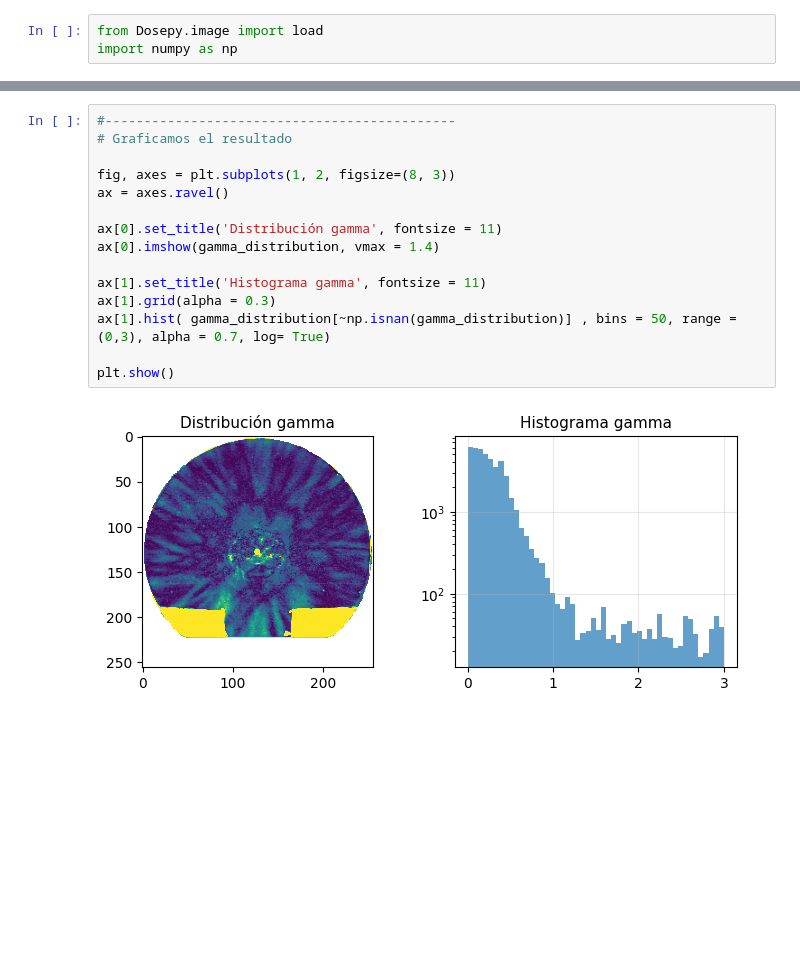
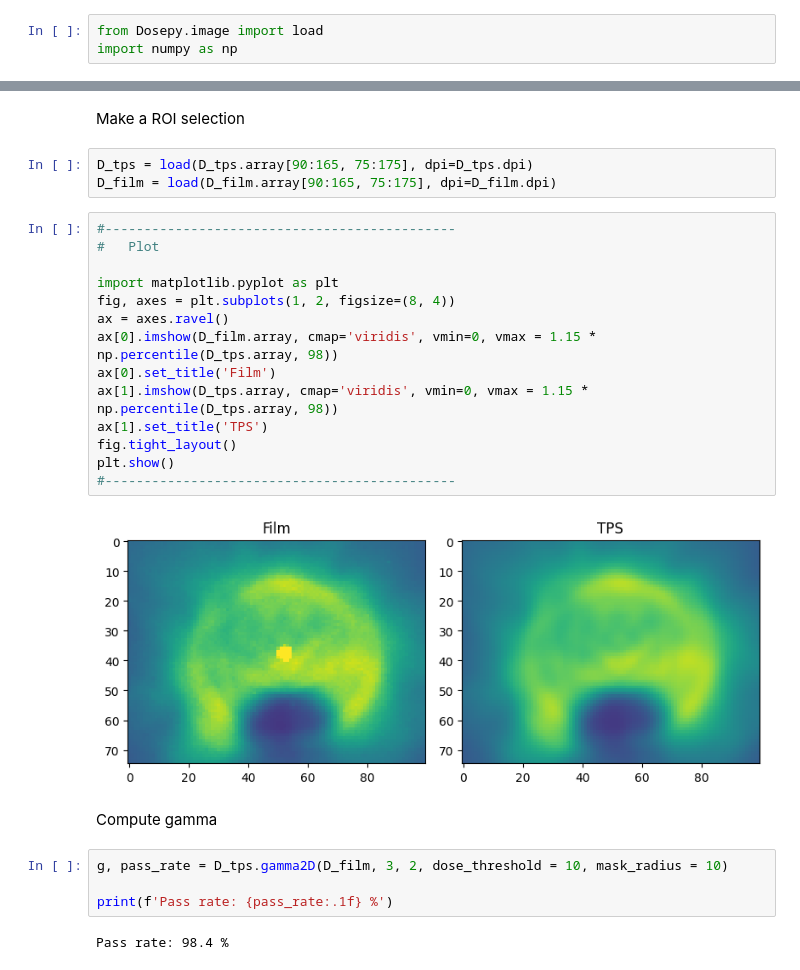
Before and after one commit to LuisOlivaresJ/Dosepy, a Jupyter notebook: docs/Jupyter_Book/dicom.ipynb, the cells around one changed output, grey strips where cells are left out. Drawn from its saved outputs; the diff is of its cells as text; blank space fills up the shorter version.

```diff
--- a/docs/Jupyter_Book/dicom.ipynb
+++ b/docs/Jupyter_Book/dicom.ipynb
@@ -69,17 +65,29 @@ El porcentaje de aporbación es: 90.3 %
-# %%
-#---------------------------------------------
-# Graficamos el resultado
-
-fig, axes = plt.subplots(1, 2, figsize=(8, 3))
-ax = axes.ravel()
-
-ax[0].set_title('Distribución gamma', fontsize = 11)
-ax[0].imshow(gamma_distribution, vmax = 1.4)
-
-ax[1].set_title('Histograma gamma', fontsize = 11)
-ax[1].grid(alpha = 0.3)
-ax[1].hist( gamma_distribution[~np.isnan(gamma_distribution)] , bins = 50, range = (0,3), alpha = 0.7, log= True)
-
-plt.show()
-# %% [output]
-[figure, removed]
+# %% [markdown]
+Make a ROI selection
+# %%
+D_tps = load(D_tps.array[90:165, 75:175], dpi=D_tps.dpi)
+D_film = load(D_film.array[90:165, 75:175], dpi=D_film.dpi)
+# %%
+#---------------------------------------------
+#   Plot
+
+import matplotlib.pyplot as plt
+fig, axes = plt.subplots(1, 2, figsize=(8, 4))
+ax = axes.ravel()
+ax[0].imshow(D_film.array, cmap='viridis', vmin=0, vmax = 1.15 * np.percentile(D_tps.array, 98))
+ax[0].set_title('Film')
+ax[1].imshow(D_tps.array, cmap='viridis', vmin=0, vmax = 1.15 * np.percentile(D_tps.array, 98))
+ax[1].set_title('TPS')
+fig.tight_layout()
+plt.show()
+#---------------------------------------------
+# %% [output]
+[figure, added]
+# %% [markdown]
+Compute gamma
+# %%
+g, pass_rate = D_tps.gamma2D(D_film, 3, 2, dose_threshold = 10, mask_radius = 10)
+
+print(f'Pass rate: {pass_rate:.1f} %')
+# %% [output]
+Pass rate: 98.4 %
```
Also changed, not shown: parts of 11 cells of this notebook, 5 other files.
